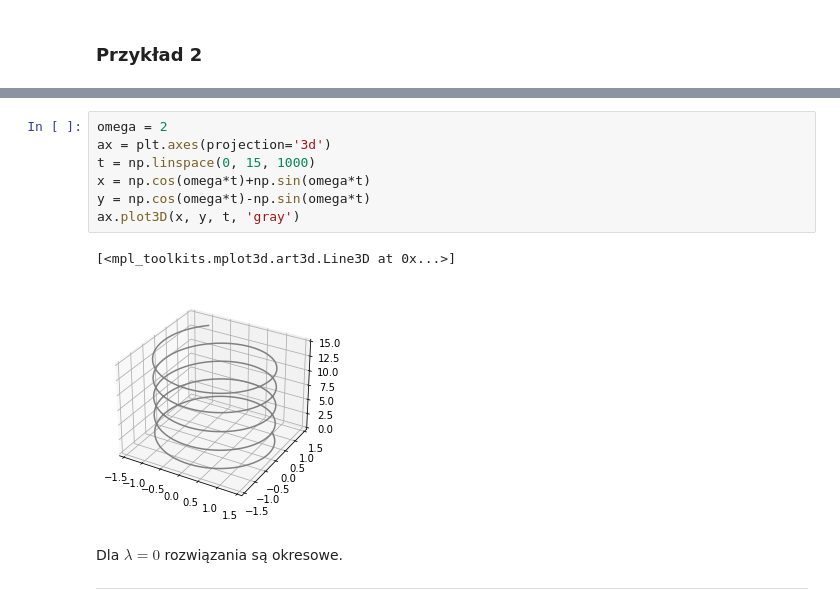
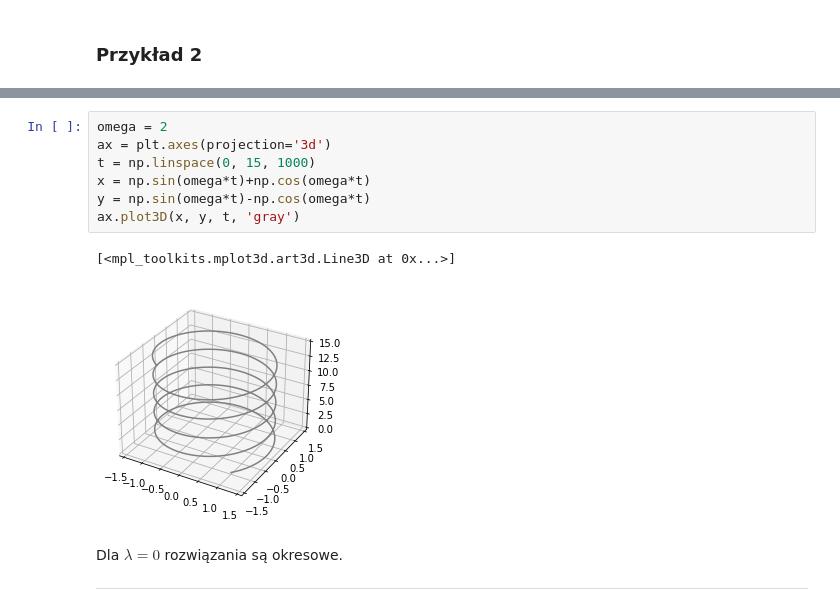
Before and after one commit to klaudynka245/Bifurcations, a Jupyter notebook: teoria katastrof.ipynb, the cells around one changed output, grey strips where cells are left out. Saved outputs shown, nothing was run; the diff lists cells and outputs as text.

```diff
--- a/teoria katastrof.ipynb
+++ b/teoria katastrof.ipynb
@@ -340,13 +345,13 @@ $$
 # %%
 omega = 2
 ax = plt.axes(projection='3d')
 t = np.linspace(0, 15, 1000)
-x = np.cos(omega*t)+np.sin(omega*t)
-y = np.cos(omega*t)-np.sin(omega*t)
+x = np.sin(omega*t)+np.cos(omega*t)
+y = np.sin(omega*t)-np.cos(omega*t)
 ax.plot3D(x, y, t, 'gray')
 # %% [output]
 [<mpl_toolkits.mplot3d.art3d.Line3D at 0x...>]
-[figure, old version]
+[figure, new version]
 # %% [markdown]
 Dla $\lambda = 0$ rozwiązania są okresowe.
 
```
Also changed, not shown: parts of 3 cells of this notebook.
